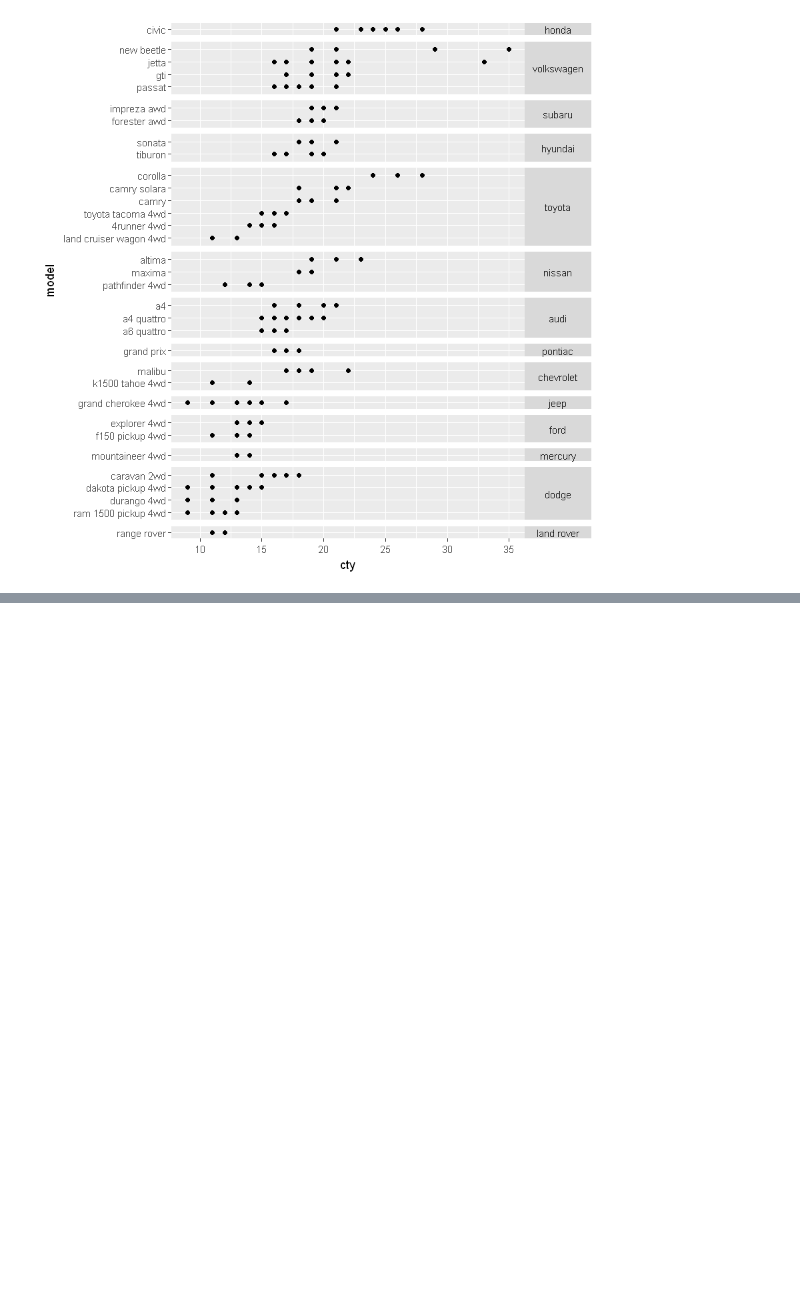
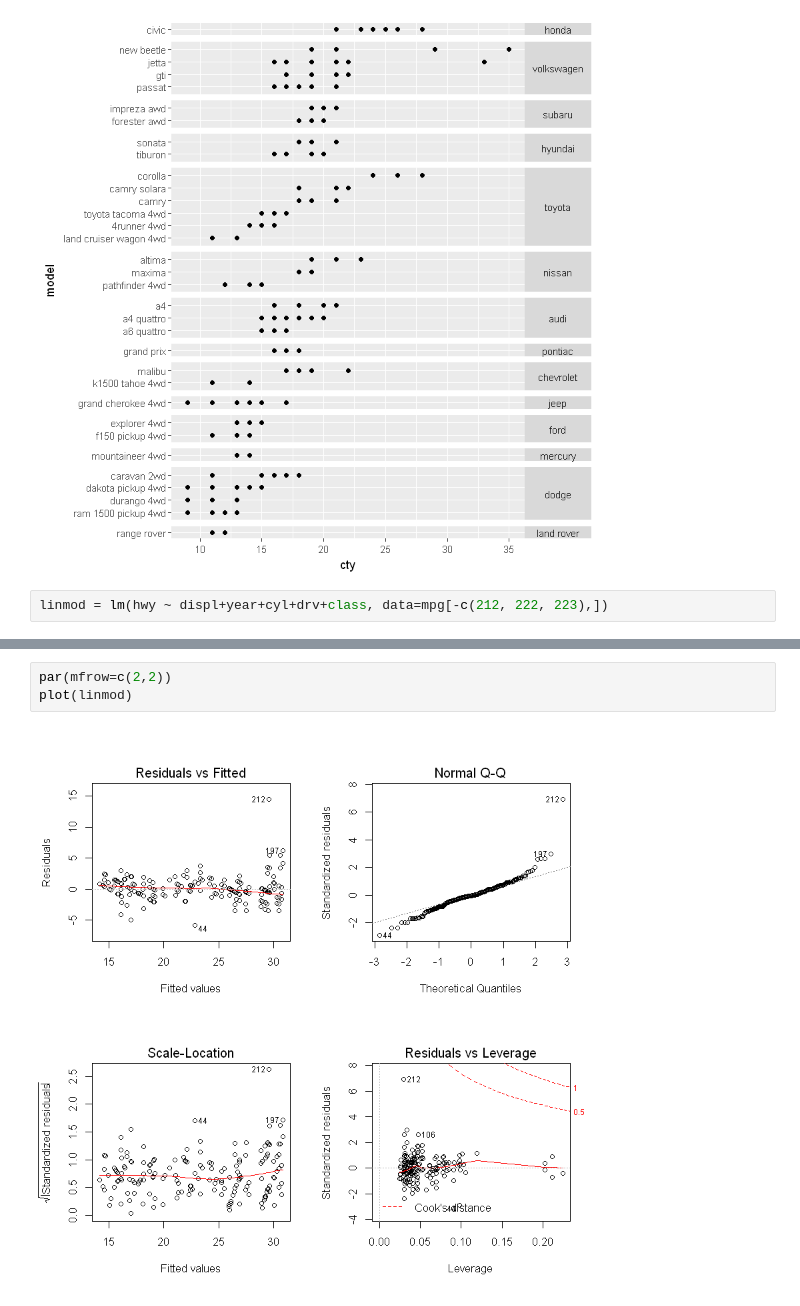
Before and after one commit to kkhatr2/ggplot2_Practice, a Jupyter notebook: ggplot2-Ch7.ipynb, the cells around one changed output, grey strips where cells are left out. Drawn from its saved outputs; the diff is of its cells as text; blank space fills up the shorter version.

```diff
--- a/ggplot2-Ch7.ipynb
+++ b/ggplot2-Ch7.ipynb
@@ -47,3 +48,5 @@ ggplot(mpg2, aes(cty, model)) +
     theme(strip.text.y=element_text(angle=0))
 # %% [output]
 [figure]
+# %%
+linmod = lm(hwy ~ displ+year+cyl+drv+class, data=mpg[-c(212, 222, 223),])
@@ -49,0 +73,5 @@ ggplot(mpg2, aes(cty, model)) +
+# %%
+par(mfrow=c(2,2))
+plot(linmod)
+# %% [output]
+[figure, added]
```
Also changed, not shown: parts of 4 cells of this notebook.
